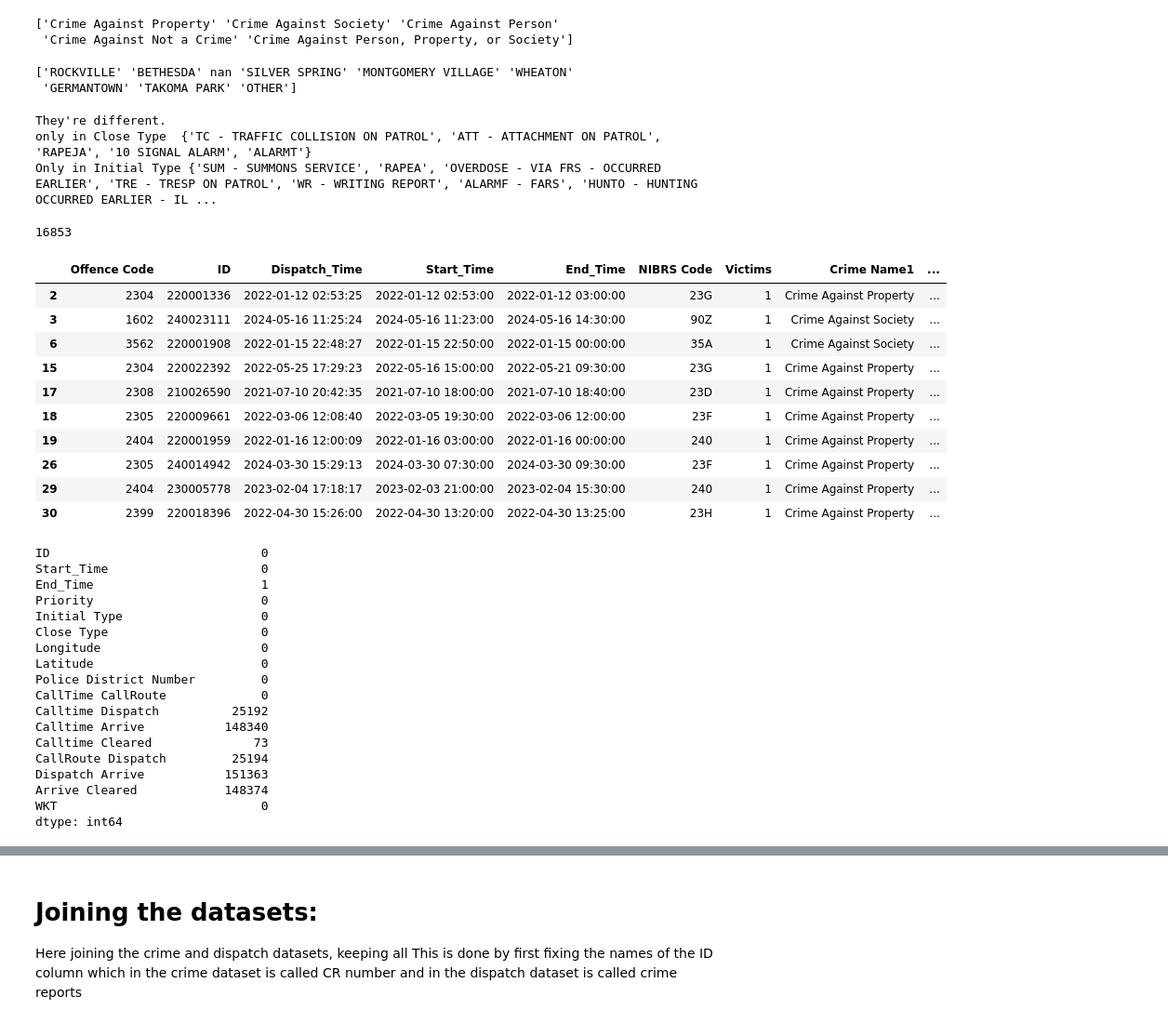
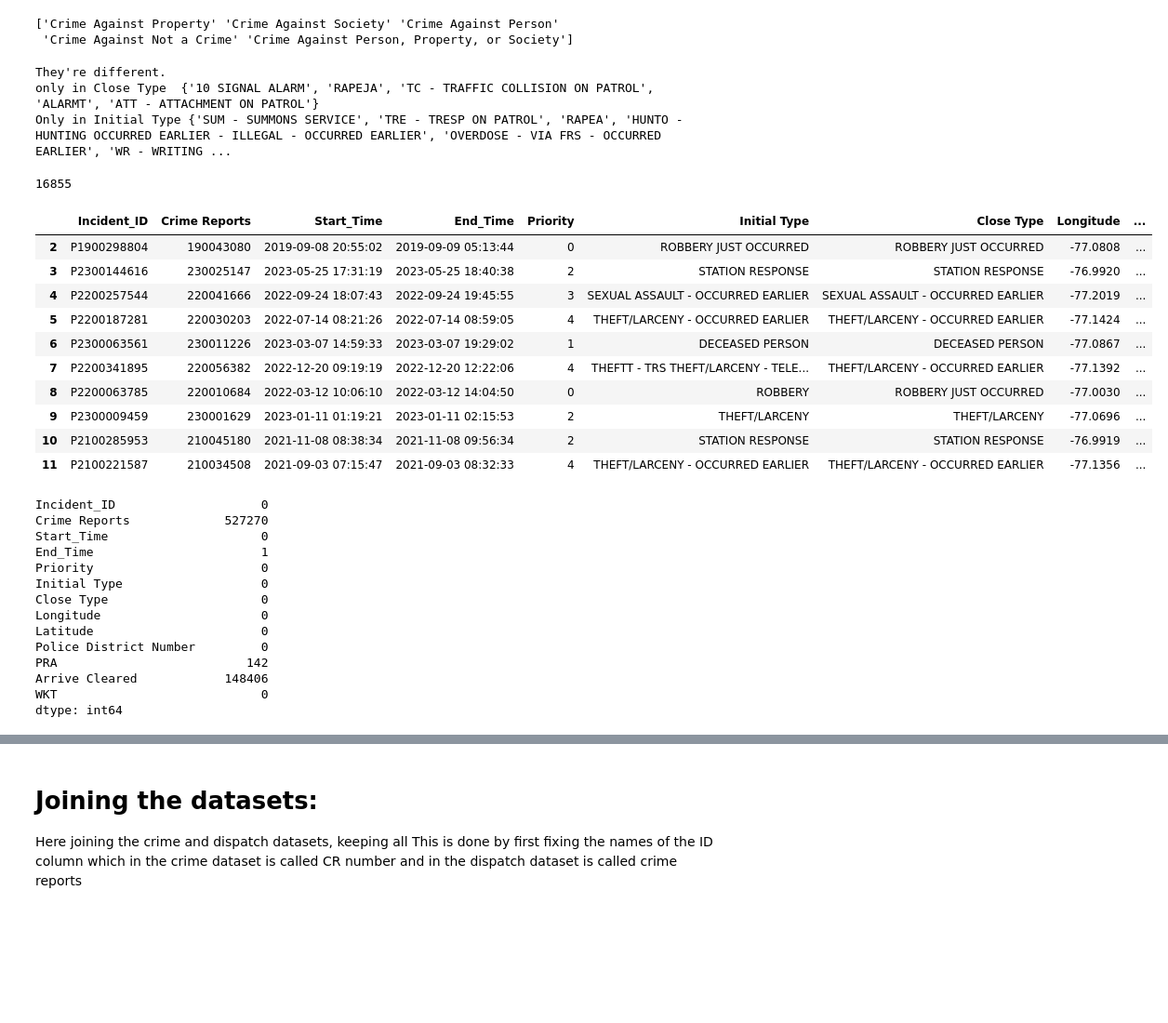
Before and after one commit to AskSalomon/DATA-205, a Jupyter notebook: PythonCapstone.ipynb, the cells around one changed output, grey strips where cells are left out. Shown at 93% size. Drawn from its saved outputs; the diff is of its cells as text; code cells hidden in the pictures; blank space fills up the shorter version.

Commit message:
added a table for use in a dashboard

```diff
--- a/PythonCapstone.ipynb
+++ b/PythonCapstone.ipynb
@@ -99,5 +111,7 @@ crime.drop(['Incident ID','Block Address', 'City', 'State','Zip Code', 'Address
 # %%
-dispatch.drop(['Incident_ID','Crash Reports','Address','City', 'State', 'Zip', 'Location','Beat', 'PRA','Disposition Desc','CallTime CallRoute','Calltime Dispatch','Calltime Arrive','Calltime Arrive','Calltime Cleared','CallRoute Dispatch','Dispatch Arrive' ], axis=1, inplace=True)
+dispatch.drop(['Crash Reports','Address','City', 'State', 'Zip', 'Location',
+               'Beat','Disposition Desc','CallTime CallRoute','Calltime Dispatch','Calltime Arrive',
+               'Calltime Arrive','Calltime Cleared','CallRoute Dispatch','Dispatch Arrive' ], axis=1, inplace=True)
 # %%
 dispatch.isna().sum()
 # %% [output]
@@ -218,8 +224,11 @@ print("done")
 # %% [output]
 done
 # %%
-crime = crime[crime['Start_Time'] >= datetime(2018, 1, 1)]
-dispatch = dispatch[dispatch['Start_Time'] >= datetime(2018, 1, 1)]
+# Cutoff is set from the 1st of June 2018 to 1st of June 2024 because of changes to underlying systems were made in 2018. Crime reports can also take some time to be registered in the systems, and as such a cutoff at the end is more representative.
+crime = crime[(crime['Start_Time'] >= datetime(2018, 6, 1)) &
+            (crime['Start_Time'] <= datetime(2024, 6, 1))]
+dispatch = dispatch[(dispatch['Start_Time'] >= datetime(2018, 6, 1)) &
+                    (dispatch['Start_Time'] <= datetime(2024, 6, 1))]
 print("done")
 # %% [output]
 done
@@ -275,11 +275,6 @@ print(crime['Crime Name1'].unique())
 # %% [output]
 ['Crime Against Property' 'Crime Against Society' 'Crime Against Person'
  'Crime Against Not a Crime' 'Crime Against Person, Property, or Society']
-# %%
-print(crime['Police District Name'].unique())
-# %% [output]
-['ROCKVILLE' 'BETHESDA' nan 'SILVER SPRING' 'MONTGOMERY VILLAGE' 'WHEATON'
- 'GERMANTOWN' 'TAKOMA PARK' 'OTHER']
 # %%
 set1 = set(dispatch['Close Type'])
 set2 = set(dispatch['Initial Type'])
@@ -292,13 +287,13 @@ else:
     print("Only in Initial Type", set2 - set1)
 # %% [output]
 They're different.
-only in Close Type  {'TC - TRAFFIC COLLISION ON PATROL', 'ATT - ATTACHMENT ON PATROL', 'RAPEJA', '10 SIGNAL ALARM', 'ALARMT'}
-Only in Initial Type {'SUM - SUMMONS SERVICE', 'RAPEA', 'OVERDOSE - VIA FRS - OCCURRED EARLIER', 'TRE - TRESP ON PATROL', 'WR - WRITING REPORT', 'ALARMF - FARS', 'HUNTO - HUNTING OCCURRED EARLIER - IL ...
+only in Close Type  {'10 SIGNAL ALARM', 'RAPEJA', 'TC - TRAFFIC COLLISION ON PATROL', 'ALARMT', 'ATT - ATTACHMENT ON PATROL'}
+Only in Initial Type {'SUM - SUMMONS SERVICE', 'TRE - TRESP ON PATROL', 'RAPEA', 'HUNTO - HUNTING OCCURRED EARLIER - ILLEGAL - OCCURRED EARLIER', 'OVERDOSE - VIA FRS - OCCURRED EARLIER', 'WR - WRITING ...
 # %%
 incongruence = dispatch[dispatch['Close Type'] != dispatch['Initial Type']]
 print(incongruence.shape[0])
 # %% [output]
-16853
+16855
 # %%
 # Category mapping for places in the crime dataset
 # If I am to one hot encode places for machine learning purposes, then they have to be simplified
@@ -414,23 +409,24 @@ place_map = {
 
 crime['Place'] = crime['Place'].map(place_map)
 # %%
-crime.head(10)
+dispatch.head(10)
 # %% [output]
-|  | Offence Code | ID | Dispatch_Time | Start_Time | End_Time | NIBRS Code | Victims | Crime Name1 | ... |
-| 2 | 2304 | 220001336 | 2022-01-12 02:53:25 | 2022-01-12 02:53:00 | 2022-01-12 03:00:00 | 23G | 1 | Crime Against Property | ... |
-| 3 | 1602 | 240023111 | 2024-05-16 11:25:24 | 2024-05-16 11:23:00 | 2024-05-16 14:30:00 | 90Z | 1 | Crime Against Society | ... |
-| 6 | 3562 | 220001908 | 2022-01-15 22:48:27 | 2022-01-15 22:50:00 | 2022-01-15 00:00:00 | 35A | 1 | Crime Against Society | ... |
-| 15 | 2304 | 220022392 | 2022-05-25 17:29:23 | 2022-05-16 15:00:00 | 2022-05-21 09:30:00 | 23G | 1 | Crime Against Property | ... |
-| 17 | 2308 | 210026590 | 2021-07-10 20:42:35 | 2021-07-10 18:00:00 | 2021-07-10 18:40:00 | 23D | 1 | Crime Against Property | ... |
-| 18 | 2305 | 220009661 | 2022-03-06 12:08:40 | 2022-03-05 19:30:00 | 2022-03-06 12:00:00 | 23F | 1 | Crime Against Property | ... |
-| 19 | 2404 | 220001959 | 2022-01-16 12:00:09 | 2022-01-16 03:00:00 | 2022-01-16 00:00:00 | 240 | 1 | Crime Against Property | ... |
-| 26 | 2305 | 240014942 | 2024-03-30 15:29:13 | 2024-03-30 07:30:00 | 2024-03-30 09:30:00 | 23F | 1 | Crime Against Property | ... |
-| 29 | 2404 | 230005778 | 2023-02-04 17:18:17 | 2023-02-03 21:00:00 | 2023-02-04 15:30:00 | 240 | 1 | Crime Against Property | ... |
-| 30 | 2399 | 220018396 | 2022-04-30 15:26:00 | 2022-04-30 13:20:00 | 2022-04-30 13:25:00 | 23H | 1 | Crime Against Property | ... |
+|  | Incident_ID | Crime Reports | Start_Time | End_Time | Priority | Initial Type | Close Type | Longitude | ... |
+| 2 | P1900298804 | 190043080 | 2019-09-08 20:55:02 | 2019-09-09 05:13:44 | 0 | ROBBERY JUST OCCURRED | ROBBERY JUST OCCURRED | -77.0808 | ... |
+| 3 | P2300144616 | 230025147 | 2023-05-25 17:31:19 | 2023-05-25 18:40:38 | 2 | STATION RESPONSE | STATION RESPONSE | -76.9920 | ... |
+| 4 | P2200257544 | 220041666 | 2022-09-24 18:07:43 | 2022-09-24 19:45:55 | 3 | SEXUAL ASSAULT - OCCURRED EARLIER | SEXUAL ASSAULT - OCCURRED EARLIER | -77.2019 | ... |
+| 5 | P2200187281 | 220030203 | 2022-07-14 08:21:26 | 2022-07-14 08:59:05 | 4 | THEFT/LARCENY - OCCURRED EARLIER | THEFT/LARCENY - OCCURRED EARLIER | -77.1424 | ... |
+| 6 | P2300063561 | 230011226 | 2023-03-07 14:59:33 | 2023-03-07 19:29:02 | 1 | DECEASED PERSON | DECEASED PERSON | -77.0867 | ... |
+| 7 | P2200341895 | 220056382 | 2022-12-20 09:19:19 | 2022-12-20 12:22:06 | 4 | THEFTT - TRS THEFT/LARCENY - TELE... | THEFT/LARCENY - OCCURRED EARLIER | -77.1392 | ... |
+| 8 | P2200063785 | 220010684 | 2022-03-12 10:06:10 | 2022-03-12 14:04:50 | 0 | ROBBERY | ROBBERY JUST OCCURRED | -77.0030 | ... |
+| 9 | P2300009459 | 230001629 | 2023-01-11 01:19:21 | 2023-01-11 02:15:53 | 2 | THEFT/LARCENY | THEFT/LARCENY | -77.0696 | ... |
+| 10 | P2100285953 | 210045180 | 2021-11-08 08:38:34 | 2021-11-08 09:56:34 | 2 | STATION RESPONSE | STATION RESPONSE | -76.9919 | ... |
+| 11 | P2100221587 | 210034508 | 2021-09-03 07:15:47 | 2021-09-03 08:32:33 | 4 | THEFT/LARCENY - OCCURRED EARLIER | THEFT/LARCENY - OCCURRED EARLIER | -77.1356 | ... |
 # %%
 dispatch.isna().sum()
 # %% [output]
-ID                             0
+Incident_ID                    0
+Crime Reports             527270
 Start_Time                     0
 End_Time                       1
 Priority                       0
@@ -439,13 +435,8 @@ Close Type                     0
 Longitude                      0
 Latitude                       0
 Police District Number         0
-CallTime CallRoute             0
-Calltime Dispatch          25192
-Calltime Arrive           148340
-Calltime Cleared              73
-CallRoute Dispatch         25194
-Dispatch Arrive           151363
-Arrive Cleared            148374
+PRA                          142
+Arrive Cleared            148406
 WKT                            0
 dtype: int64
 # %%
```
Also changed, not shown: parts of 39 cells of this notebook, 1 other file.
